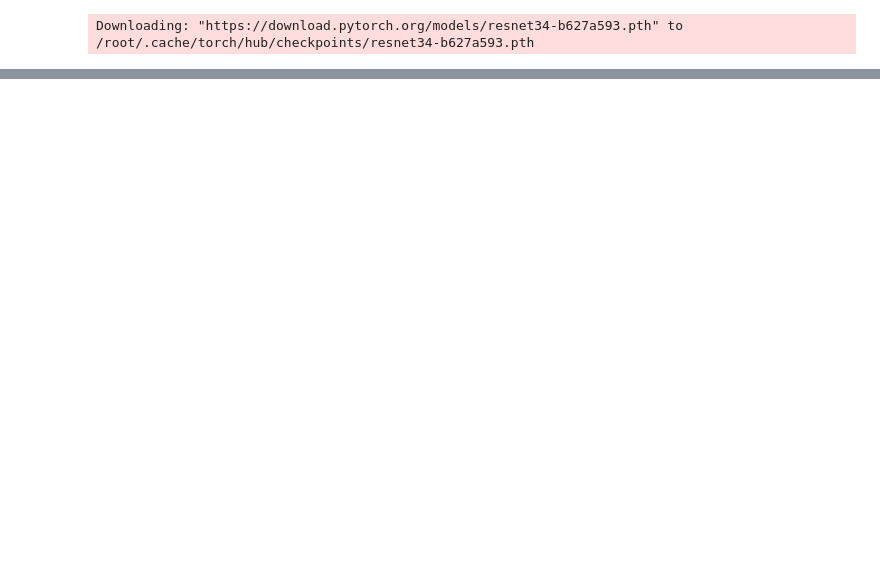
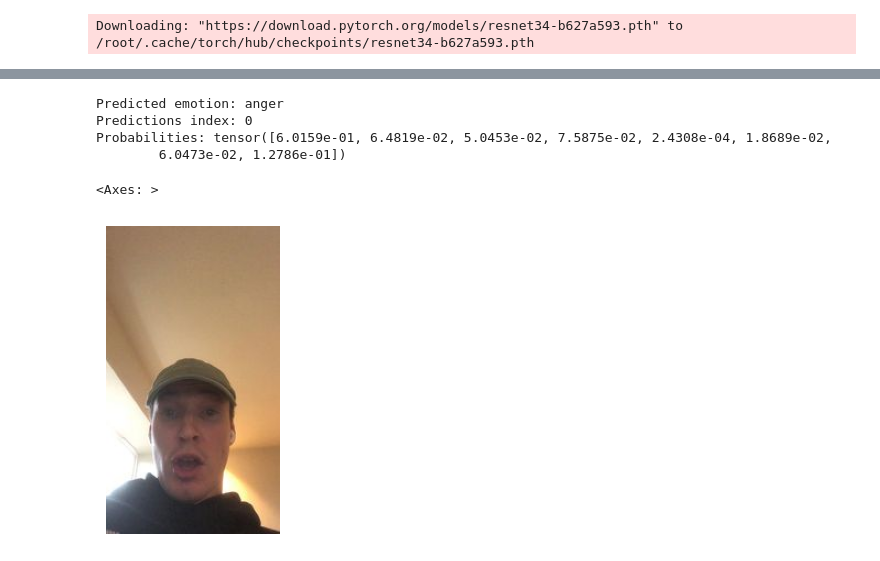
Before and after one commit to Markustho/Facialscan, a Jupyter notebook: ansikt.ipynb, the cells around one changed output, grey strips where cells are left out. Saved outputs shown, nothing was run; the diff lists cells and outputs as text; code cells hidden in the pictures; blank space fills up the shorter version.

```diff
--- a/ansikt.ipynb
+++ b/ansikt.ipynb
@@ -158,0 +161,15 @@ Probabilities: tensor([0.7217, 0.0133, 0.0022, 0.0020, 0.2154, 0.0420, 0.0033])
+# %%
+# Eget bilde
+img1 = PILImage.create('/kaggle/input/ansikter/bilder/img3.jpg')
+
+# Get predictions (no need to apply after_batch transforms explicitly, predict does that)
+pred_class, pred_idx, outputs = learn.predict(img1)
+
+# Print results
+print(f'Predicted emotion: {pred_class}')
+print(f'Predictions index: {pred_idx}')
+print(f'Probabilities: {outputs}')
+
+# Show the image
+img1.show()
+# %% [output]
@@ -159,3 +177,9 @@ Probabilities: tensor([0.7217, 0.0133, 0.0022, 0.0020, 0.2154, 0.0420, 0.0033])
+Predicted emotion: anger
+Predictions index: 0
+Probabilities: tensor([6.0159e-01, 6.4819e-02, 5.0453e-02, 7.5875e-02, 2.4308e-04, 1.8689e-02,
+        6.0473e-02, 1.2786e-01])
+<Axes: >
+[figure, added]
 # %%
 # Eget bilde
 img1 = PILImage.create('/kaggle/input/bilder/Photo.jpg')
```
Also changed, not shown: parts of 16 cells of this notebook.
